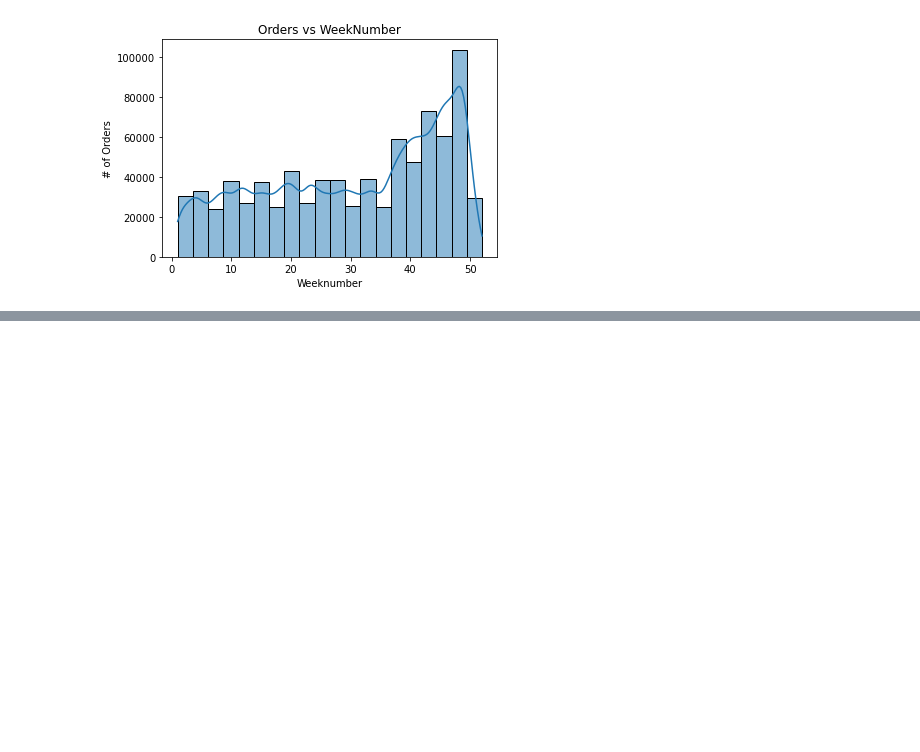
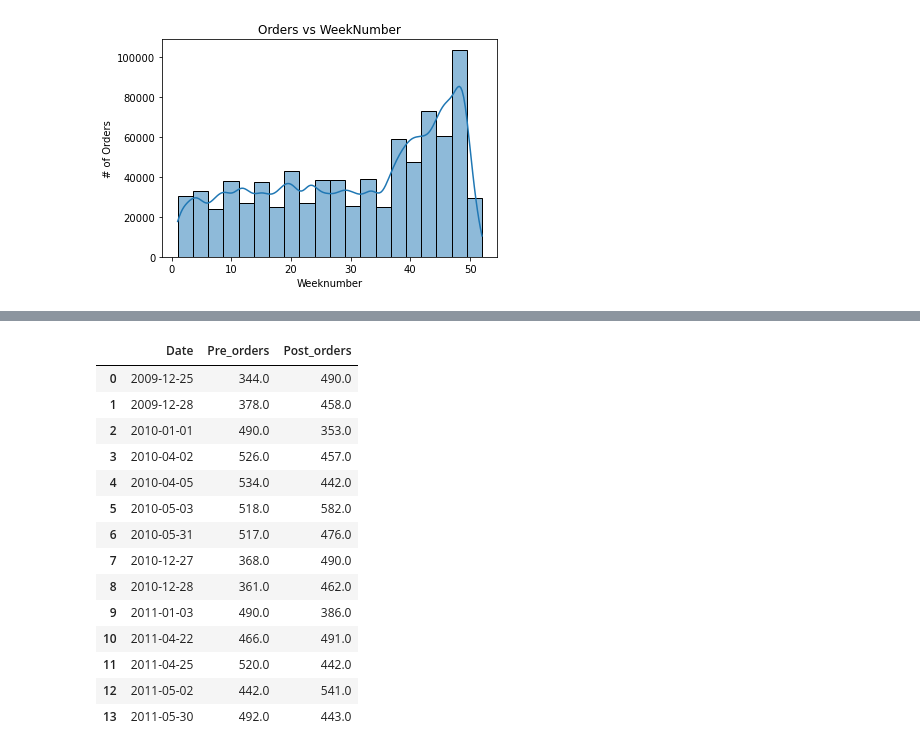
Before and after one commit to dharitsura248/OnlineRetailStore, a Jupyter notebook: OnlineRetailStore/notebooks/ExploratoryDataAnalysis.ipynb, the cells around one changed output, grey strips where cells are left out. Cells and saved outputs as stored; diff of their text form; code cells hidden in the pictures; blank space fills up the shorter version.

```diff
--- a/OnlineRetailStore/notebooks/ExploratoryDataAnalysis.ipynb
+++ b/OnlineRetailStore/notebooks/ExploratoryDataAnalysis.ipynb
@@ -237,0 +453,10 @@ plt.show()
+# %%
+#Adding holiday list
+for i in holiday_list:
+    merged_Df.loc[merged_Df.Date == i,'is_holiday'] = 1
+# %%
+# Week before the holiday
+date_range = (merged_Df['Date'] >= '2009-12-18') & (merged_Df['Date'] <= '2009-12-24')
+
+pre_total_sales = merged_Df.loc[date_range]['counts'].sum()
+print(pre_total_sales)
@@ -237,0 +465,11 @@ plt.show()
+# %%
+#before holiday
+pre_dict = {}
+for i in holiday_list:
+    date_range = (merged_Df['Date'] >=  (pd.to_datetime(i) - pd.to_timedelta(7, unit='d'))) & (merged_Df['Date'] <= (pd.to_datetime(i) - pd.to_timedelta(1, unit='d')))
+
+    pre_total_sales = merged_Df.loc[date_range]['counts'].sum()
+    print("Pre Total orders for holiday list - {} is {}".format(i, pre_total_sales))
+    pre_dict[i]=pre_total_sales
+
+pre_sales_df = pd.DataFrame(pre_dict.items(), columns=['Date', 'Pre_orders'])
@@ -237,0 +517,19 @@ plt.show()
+# %%
+pre_post_sales_df = pd.merge(pre_sales_df,post_sales_df,how='inner',on='Date')
+pre_post_sales_df
+# %% [output]
+|  | Date | Pre_orders | Post_orders |
+| 0 | 2009-12-25 | 344.0 | 490.0 |
+| 1 | 2009-12-28 | 378.0 | 458.0 |
+| 2 | 2010-01-01 | 490.0 | 353.0 |
+| 3 | 2010-04-02 | 526.0 | 457.0 |
+| 4 | 2010-04-05 | 534.0 | 442.0 |
+| 5 | 2010-05-03 | 518.0 | 582.0 |
+| 6 | 2010-05-31 | 517.0 | 476.0 |
+| 7 | 2010-12-27 | 368.0 | 490.0 |
+| 8 | 2010-12-28 | 361.0 | 462.0 |
+| 9 | 2011-01-03 | 490.0 | 386.0 |
+| 10 | 2011-04-22 | 466.0 | 491.0 |
+| 11 | 2011-04-25 | 520.0 | 442.0 |
+| 12 | 2011-05-02 | 442.0 | 541.0 |
+| 13 | 2011-05-30 | 492.0 | 443.0 |
```
Also changed, not shown: parts of 38 cells of this notebook.
